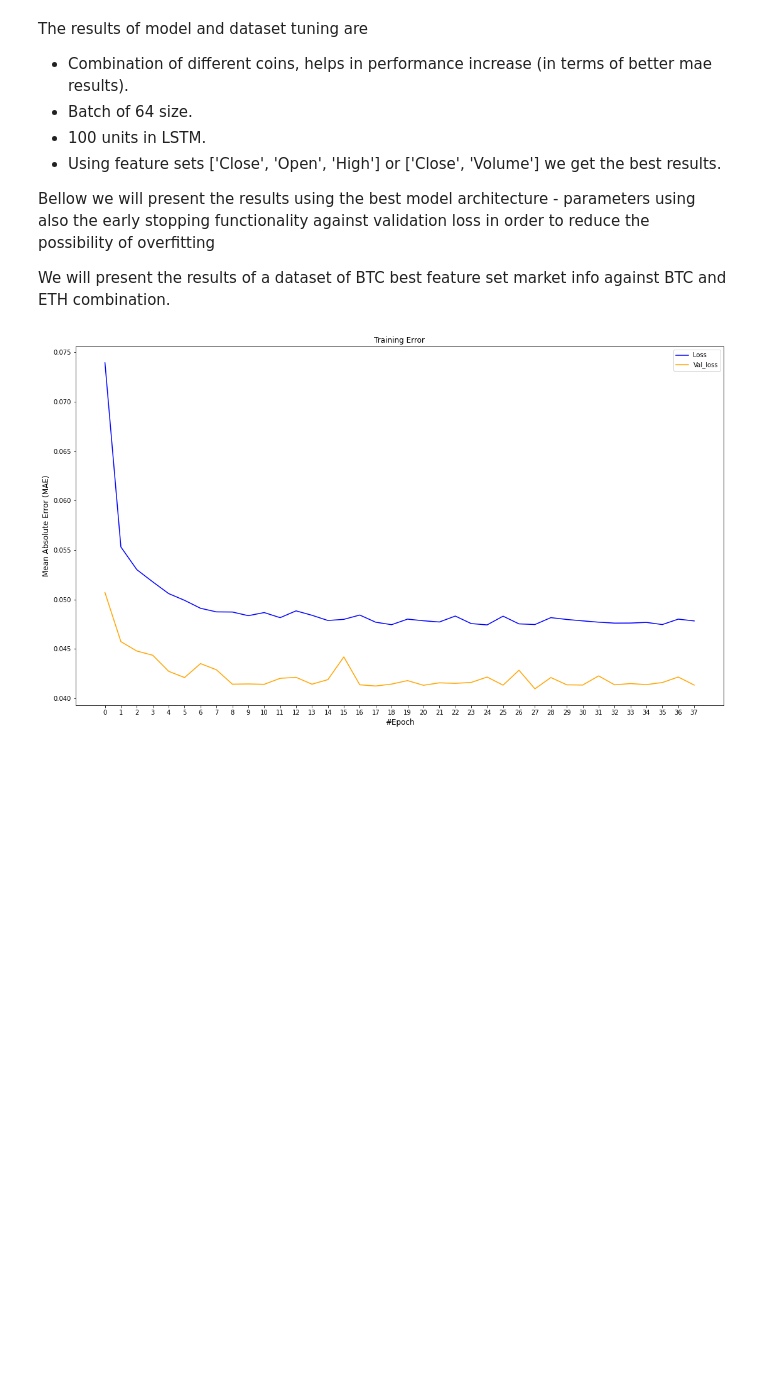
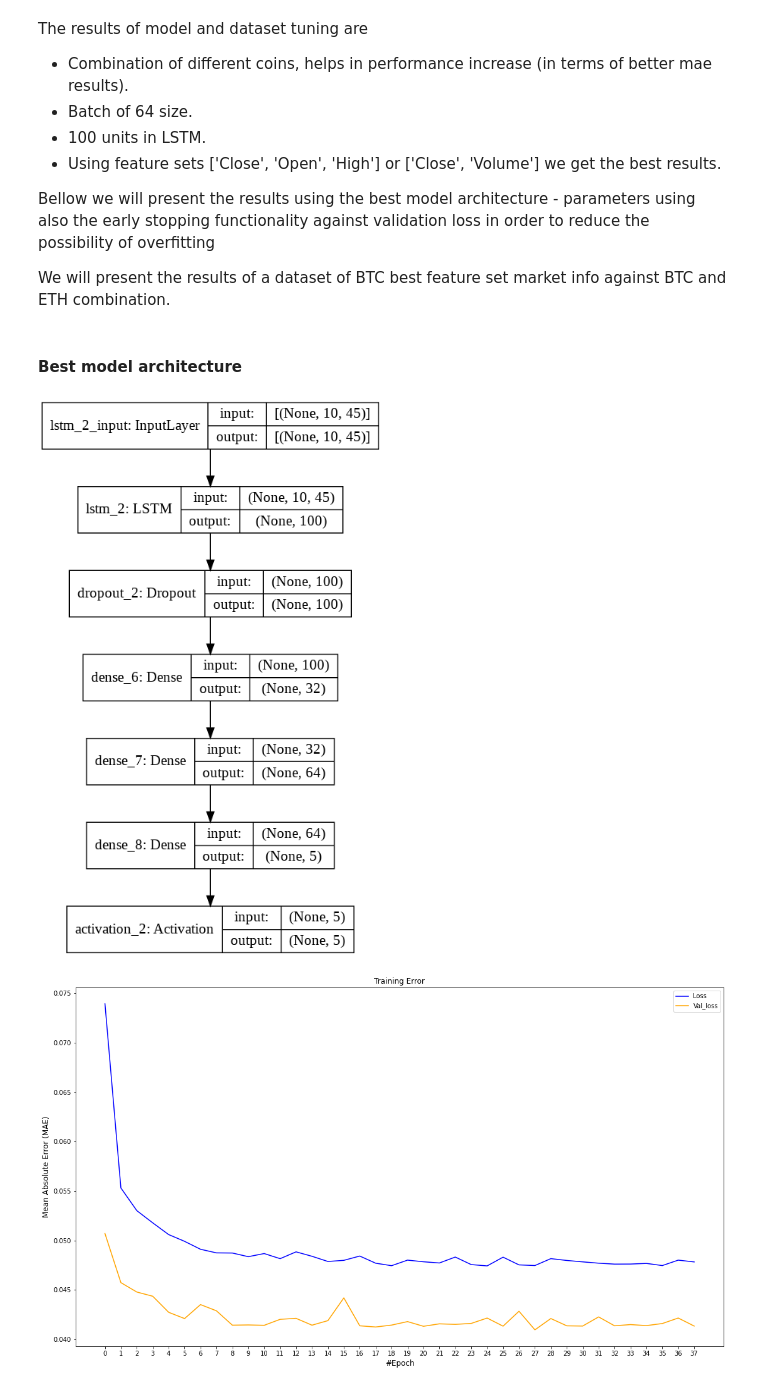
Before and after one commit to teoad95/Deep-learning-Cryptocurrency-price-prediction, a Jupyter notebook: Final.ipynb, the cells around one changed output. Saved outputs shown, nothing was run; the diff lists cells and outputs as text; code cells hidden in the pictures; blank space fills up the shorter version.

```diff
--- a/Final.ipynb
+++ b/Final.ipynb
@@ -833,6 +837,12 @@ btc_dataset_with_3_features = dataset_creation(['BTC'])
 LSTM_ranged_training_outputs_BTC, LSTM_ranged_validation_outputs_BTC, LSTM_training_inputs_BTC, LSTM_validation_inputs_BTC, LSTM_test_inputs_BTC, split_date_BTC, split_date_val_BTC, validation_set_original_BTC = get_specific_features_normalized(btc_dataset_with_3_features, ['Close', 'Open', 'High'])
 best_model_BTC = build_model_with_best_architecture(LSTM_training_inputs_BTC)
 hist_of_BTC_with_best_model = best_model_BTC.fit(LSTM_training_inputs_BTC[:-pred_range], LSTM_ranged_training_outputs_BTC, validation_data=(LSTM_validation_inputs_BTC[:-pred_range], LSTM_ranged_validation_outputs_BTC), epochs=100, batch_size=64, verbose=0, shuffle=True, workers=8, callbacks=[early_stopping])
+# %% [markdown]
+<h4> Best model architecture </h4>
+# %%
+tf.keras.utils.plot_model(best_model_BTC, show_shapes=True)
+# %% [output]
+[figure, added]
 # %%
 btc_eth_dataset_with_3_features = dataset_creation(['BTC', 'ETH'])
 LSTM_ranged_training_outputs_BTC_ETH, LSTM_ranged_validation_outputs_BTC_ETH, LSTM_training_inputs_BTC_ETH, LSTM_validation_inputs_BTC_ETH, LSTM_test_inputs_BTC_ETH, split_date_BTC_ETH, split_date_val_BTC_ETH, validation_set_original_BTC_ETH = get_specific_features_normalized(btc_eth_dataset_with_3_features, ['Close', 'Open', 'High'])
```
Also changed, not shown: parts of 36 cells of this notebook.
